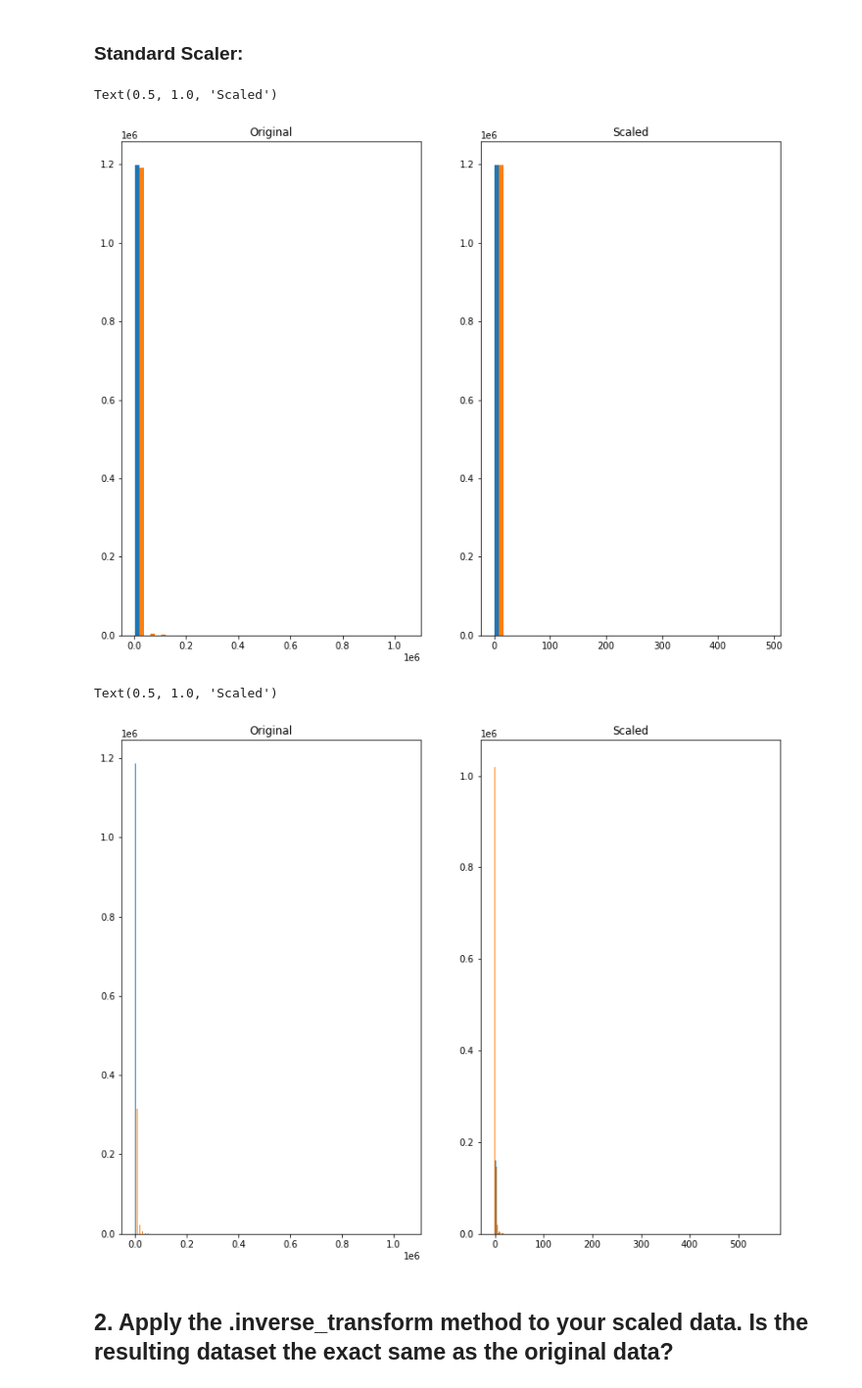
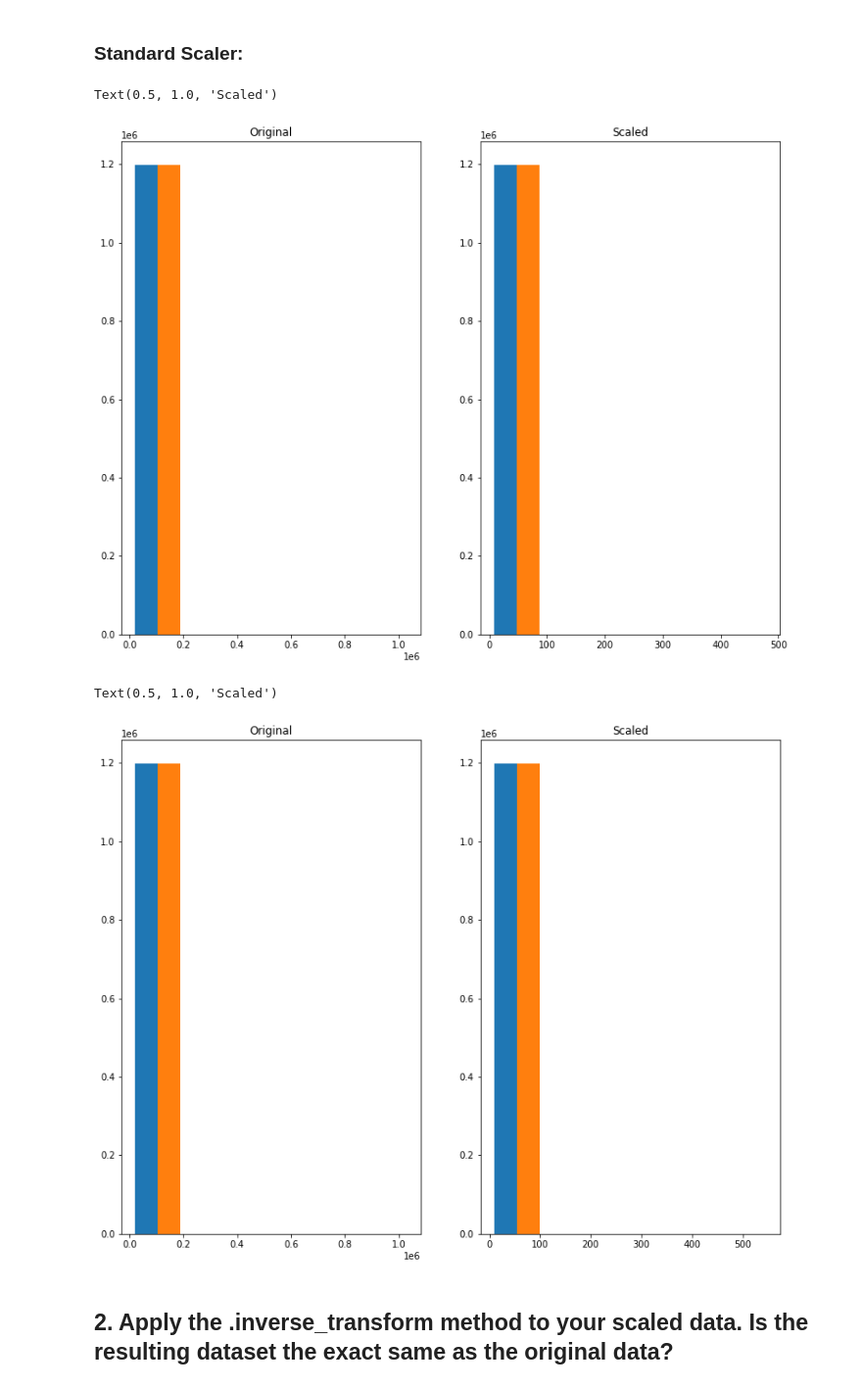
Before and after one commit to greg-maggard/regression_exercises, a Jupyter notebook: scaling.ipynb, the cells around one changed output. Shown at 98% size. Cells and saved outputs as stored; diff of their text form; code cells hidden in the pictures.

```diff
--- a/scaling.ipynb
+++ b/scaling.ipynb
@@ -113,29 +113,29 @@ X_test_scaled = scaler.transform(X_test)
 
 plt.figure(figsize=(13, 10))
 plt.subplot(121)
-plt.hist(X_train, bins=25)
+plt.hist(X_train, bins=5)
 plt.title('Original')
 plt.subplot(122)
-plt.hist(X_train_scaled, bins=25)
+plt.hist(X_train_scaled, bins=5)
 plt.title('Scaled')
 # %% [output]
 Text(0.5, 1.0, 'Scaled')
-[figure, old version]
+[figure, new version]
 # %%
 scaler = RobustScaler()
 X_train_scaled = scaler.fit_transform(X_train)
 X_test_scaled = scaler.transform(X_test)
 
 plt.figure(figsize=(13, 10))
 plt.subplot(121)
-plt.hist(X_train, bins=200)
+plt.hist(X_train, bins=5)
 plt.title('Original')
 plt.subplot(122)
-plt.hist(X_train_scaled, bins=200)
+plt.hist(X_train_scaled, bins=5)
 plt.title('Scaled')
 # %% [output]
 Text(0.5, 1.0, 'Scaled')
-[figure, old version]
+[figure, new version]
 # %% [markdown]
 ## 2. Apply the .inverse_transform method to your scaled data. Is the resulting dataset the exact same as the original data?
 # %%
```
Also changed, not shown: parts of 10 cells of this notebook, 1 other file.
